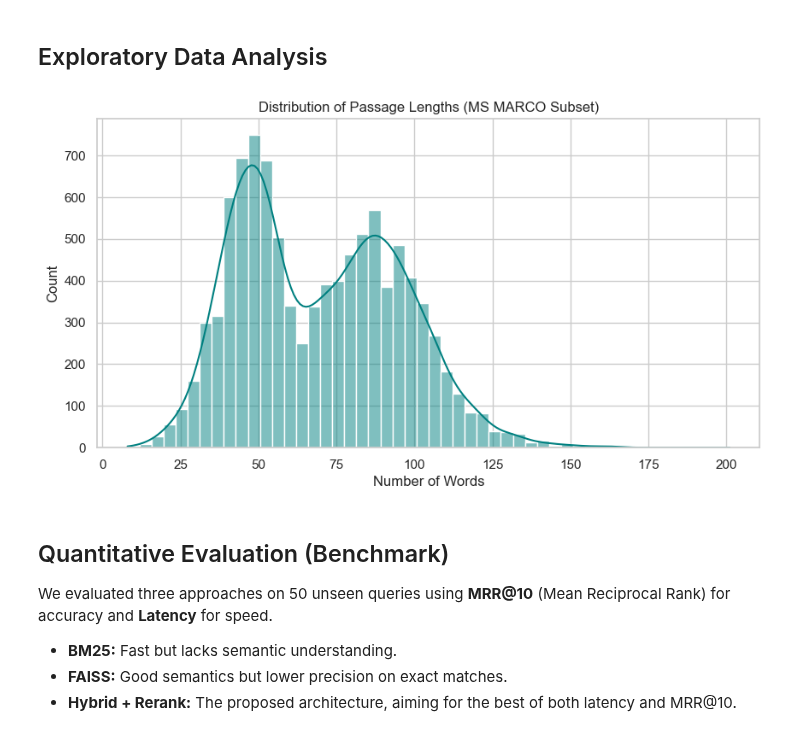
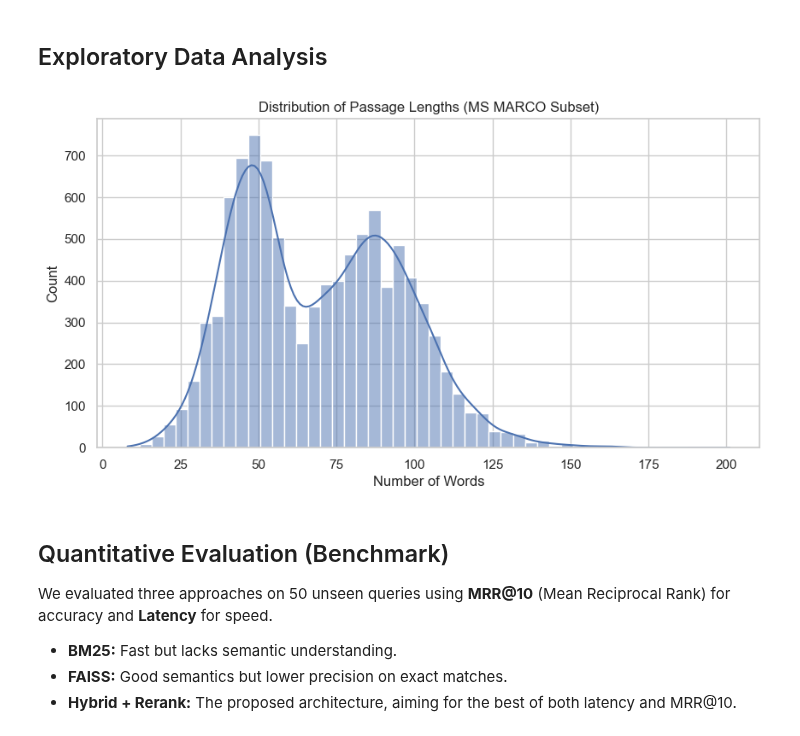
Before and after one commit to ALI-AL-MARJANI/Neural-Rerank-Engine, a Jupyter notebook: notebooks/demo.ipynb, the cells around one changed output. Cells and saved outputs as stored; diff of their text form; code cells hidden in the pictures.

```diff
--- a/notebooks/demo.ipynb
+++ b/notebooks/demo.ipynb
@@ -26,24 +48,24 @@ plt.rcParams["figure.figsize"] = (10, 6)
 # %%
 
 data_path = "../data/raw/corpus.json"
 if not os.path.exists(data_path):
     data_path = "data/raw/corpus.json"
 
 with open(data_path, "r") as f:
     corpus = json.load(f)
 
 df_corpus = pd.DataFrame(corpus)
 
 df_corpus['word_count'] = df_corpus['text'].apply(lambda x: len(x.split()))
 
 plt.figure(figsize=(10, 5))
-sns.histplot(df_corpus['word_count'], bins=50, kde=True, color="teal")
+sns.histplot(df_corpus['word_count'], bins=50, kde=True)
 plt.title("Distribution of Passage Lengths (MS MARCO Subset)")
 plt.xlabel("Number of Words")
 plt.ylabel("Count")
 plt.show()
 # %% [output]
-[figure, old version]
+[figure, new version]
 # %% [markdown]
 ## Quantitative Evaluation (Benchmark)
 We evaluated three approaches on 50 unseen queries using **MRR@10** (Mean Reciprocal Rank) for accuracy and **Latency** for speed.
```
Also changed, not shown: parts of 3 cells of this notebook.
